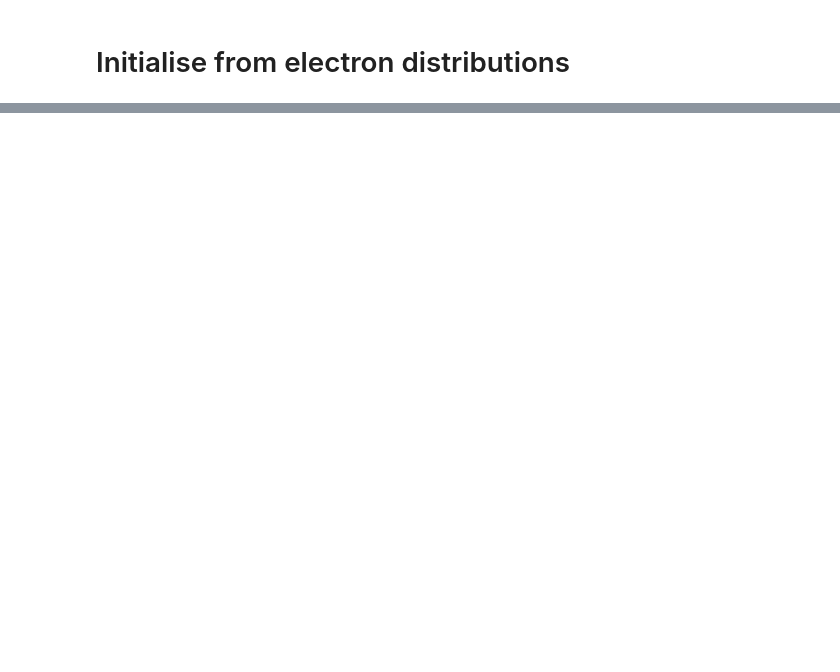
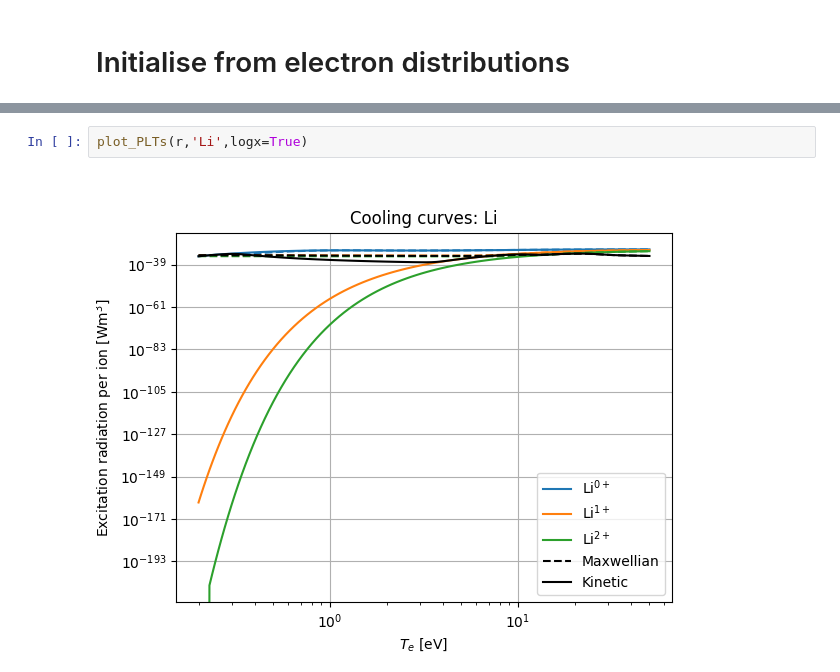
Before and after one commit to Plasdom/SIKE, a Jupyter notebook: demo/demo.ipynb, the cells around one changed output, grey strips where cells are left out. Cells and saved outputs as stored; diff of their text form; blank space fills up the shorter version.

```diff
--- a/demo/demo.ipynb
+++ b/demo/demo.ipynb
@@ -85,0 +92,4 @@ plot_Zavg(r,'Li',log=True)
+# %%
+plot_PLTs(r,'Li',logx=True)
+# %% [output]
+[figure, added]
```
Also changed, not shown: parts of 6 cells of this notebook, 3 other files.
